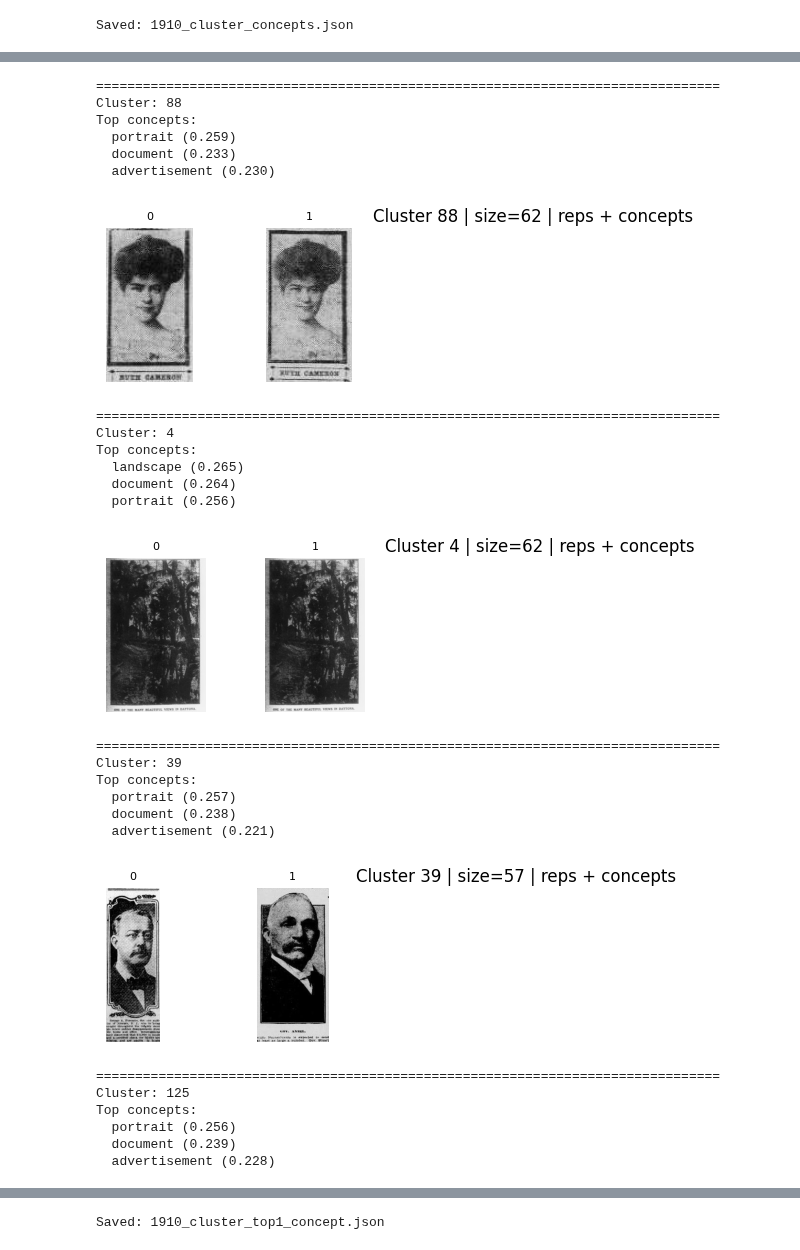
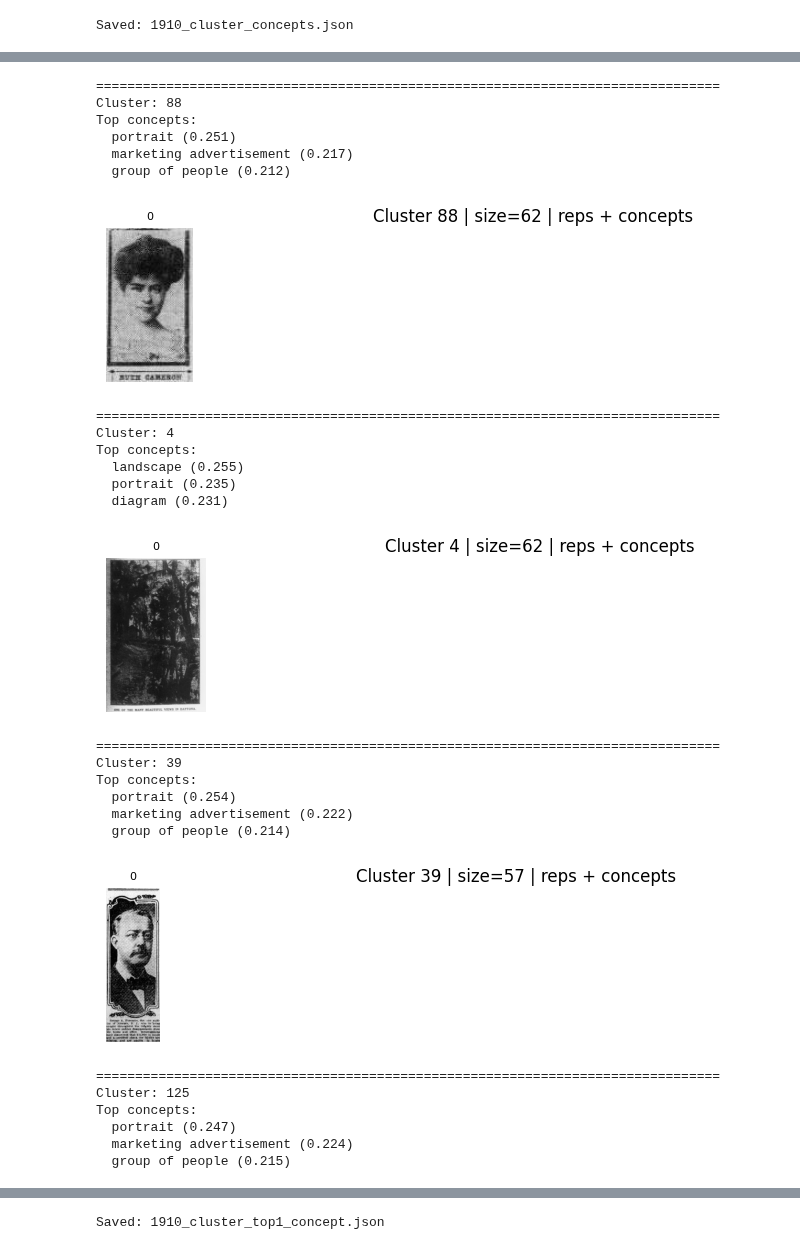
Before and after one commit to L4CCH/viral-images, a Jupyter notebook: scripts/sample-photos/4_analyze.ipynb, the cells around one changed output, grey strips where cells are left out. Saved outputs shown, nothing was run; the diff lists cells and outputs as text; code cells hidden in the pictures.

Commit message:
other category and display clusters by category

```diff
--- a/scripts/sample-photos/4_analyze.ipynb
+++ b/scripts/sample-photos/4_analyze.ipynb
@@ -212,7 +215,7 @@ for _, row in stats_df.iterrows():
     cid = row["cluster_id"]
     cluster_stats[cid] = {
         "size": int(row["size"]),
-        "representatives": representative_reljpgs(cid, k=2),
+        "representatives": representative_reljpgs(cid, k=1),
     }
 
 out_stats = Path("1910_cluster_stats.json")
@@ -239,15 +242,15 @@ LABELS = [
     "group of people",
     "building",
     "landscape",
-    "document",
-    "map or diagram",
-    "advertisement",
-    "vehicle",
-    "animal",
-    "military",
+    "map",
+    "diagram",
+    "text document",
+    "marketing advertisement",
+    "transportation vehicle",
+    "animal"
 ]
 
-PROMPTS = [f"a photo of a {lab}" for lab in LABELS]
+PROMPTS = [f"{lab}" for lab in LABELS] # experiment w/o this (label only)
 print("Number of labels:", len(LABELS))
 print("Example prompts:", PROMPTS[:3])
 # %% [output]
@@ -268,8 +273,11 @@ text_vecs shape: (10, 512)
 # Normalize image embeddings for cosine similarity
 img_vecs = embeddings_1910 / np.linalg.norm(embeddings_1910, axis=1, keepdims=True)
 
-def top_concepts_for_cluster(cid: str, topk=3):
-    rels = clusters[cid]
+THRESH = 0.23
+
+def top_concepts_for_cluster(cid, topk=3, thresh=THRESH):
+    cid = str(cid)
+    rels = clusters.get(cid, [])
     if not rels:
         return []
 
@@ -282,9 +290,13 @@ def top_concepts_for_cluster(cid: str, topk=3):
     mean_scores = sims.mean(axis=0)
 
     best = np.argsort(mean_scores)[::-1][:topk]
-    return [{"label": LABELS[i], "score": float(mean_scores[i])} for i in best]
+    results = [{"label": LABELS[i], "score": float(mean_scores[i])} for i in best]
 
-# Preview concepts for a few large clusters
+    if results[0]["score"] < thresh:
+        return [{"label": "Other", "score": float(results[0]["score"])}]
+
+    return results
+
 for cid in stats_df["cluster_id"].head(5):
     print("Cluster", cid, "top concepts:", top_concepts_for_cluster(cid))
 # %% [output]
@@ -307,11 +319,11 @@ print("Saved:", out_concepts)
 # %% [output]
 Saved: 1910_cluster_concepts.json
 # %%
-# Show representatives + concepts together for the 5 largest clusters
-
 top5 = stats_df["cluster_id"].head(5).tolist()
 
 for cid in top5:
+    cid = str(cid)
+
     reps = cluster_stats[cid]["representatives"]
     concepts = cluster_concepts[cid]["top_concepts"]
 
@@ -338,27 +350,27 @@ Top concepts:
 ================================================================================
 Cluster: 88
 Top concepts:
-  portrait (0.259)
-  document (0.233)
-  advertisement (0.230)
+  portrait (0.251)
+  marketing advertisement (0.217)
+  group of people (0.212)
-[figure, old version]
+[figure, new version]
 ================================================================================
 Cluster: 4
 Top concepts:
-  landscape (0.265)
-  document (0.264)
-  portrait (0.256)
+  landscape (0.255)
+  portrait (0.235)
+  diagram (0.231)
-[figure, old version]
+[figure, new version]
 ================================================================================
 Cluster: 39
 Top concepts:
-  portrait (0.257)
-  document (0.238)
-  advertisement (0.221)
+  portrait (0.254)
+  marketing advertisement (0.222)
+  group of people (0.214)
-[figure, old version]
+[figure, new version]
 ================================================================================
 Cluster: 125
 Top concepts:
-  portrait (0.256)
-  document (0.239)
-  advertisement (0.228)
+  portrait (0.247)
+  marketing advertisement (0.224)
+  group of people (0.215)
```
Also changed, not shown: parts of 12 cells of this notebook.
